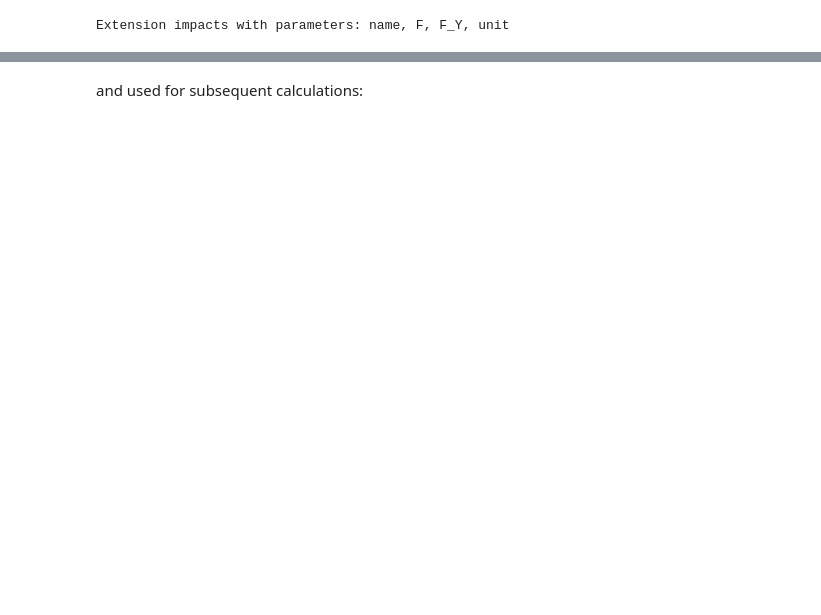
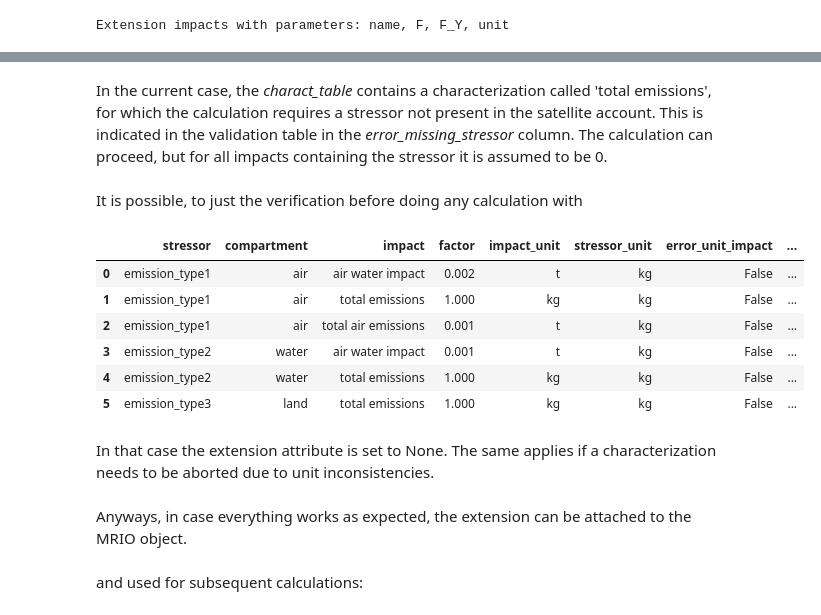
Before and after one commit to IndEcol/pymrio, a Jupyter notebook: doc/source/notebooks/stressor_characterization.ipynb, the cells around one changed output, grey strips where cells are left out. Drawn from its saved outputs; the diff is of its cells as text; code cells hidden in the pictures; blank space fills up the shorter version.

```diff
--- a/doc/source/notebooks/stressor_characterization.ipynb
+++ b/doc/source/notebooks/stressor_characterization.ipynb
@@ -100 +109,24 @@ Any/all of the extensions can be attached to the mrio system
+# %% [markdown]
+In the current case, the *charact_table* contains a characterization called 'total
+emissions', for which the calculation requires a stressor not present in the
+satellite account. This is indicated in the validation table in the *error_missing_stressor* column.
+The calculation can proceed, but for all impacts containing the stressor it is assumed to be 0.
+# %% [markdown]
+It is possible, to just the verification before doing any calculation with
+# %%
+only_val = io.emissions.characterize(charact_table, only_validation=True)
+only_val.validation
+# %% [output]
+|  | stressor | compartment | impact | factor | impact_unit | stressor_unit | error_unit_impact | ... |
+| 0 | emission_type1 | air | air water impact | 0.002 | t | kg | False | ... |
+| 1 | emission_type1 | air | total emissions | 1.000 | kg | kg | False | ... |
+| 2 | emission_type1 | air | total air emissions | 0.001 | t | kg | False | ... |
+| 3 | emission_type2 | water | air water impact | 0.001 | t | kg | False | ... |
+| 4 | emission_type2 | water | total emissions | 1.000 | kg | kg | False | ... |
+| 5 | emission_type3 | land | total emissions | 1.000 | kg | kg | False | ... |
+# %% [markdown]
+In that case the extension attribute is set to None.
+The same applies if a characterization needs to be aborted due to unit inconsistencies.
+# %% [markdown]
+Anyways, in case everything works as expected, the extension can be attached to the MRIO object.
 # %%
```
Also changed, not shown: parts of 35 cells of this notebook, 1 other file.
